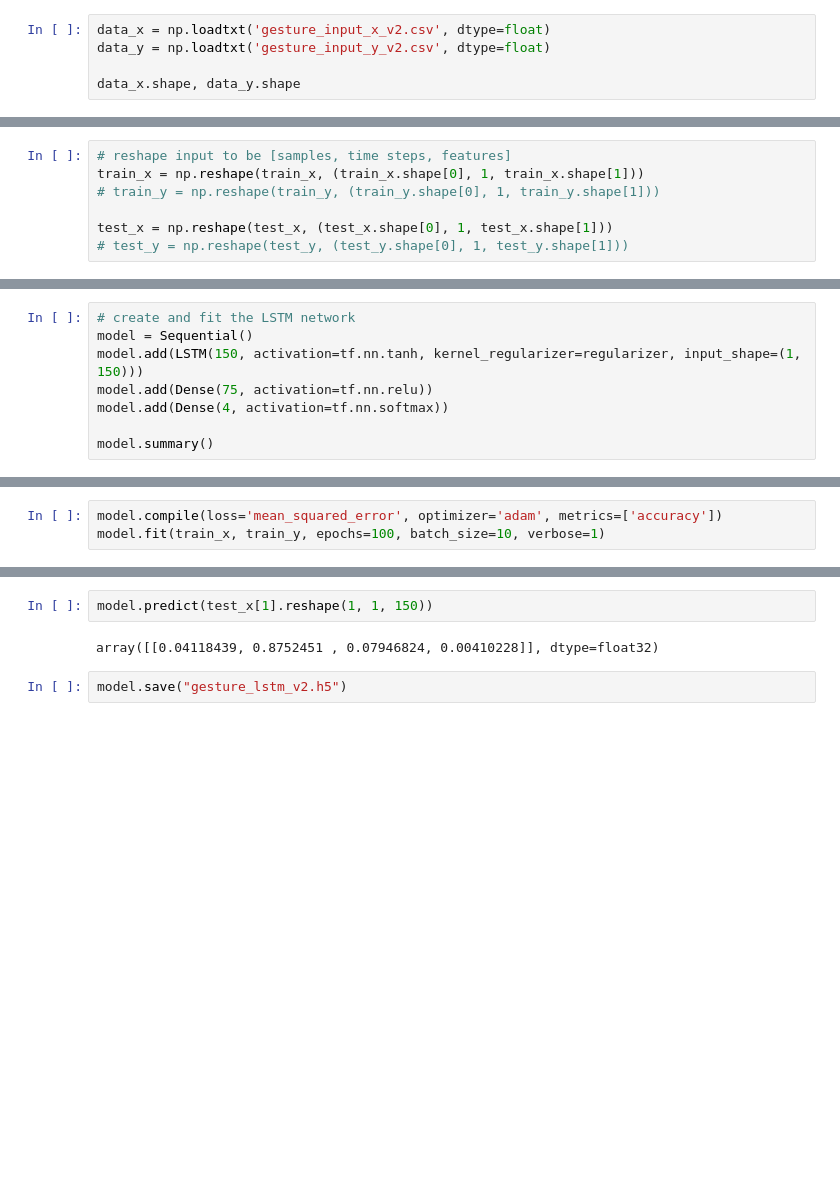
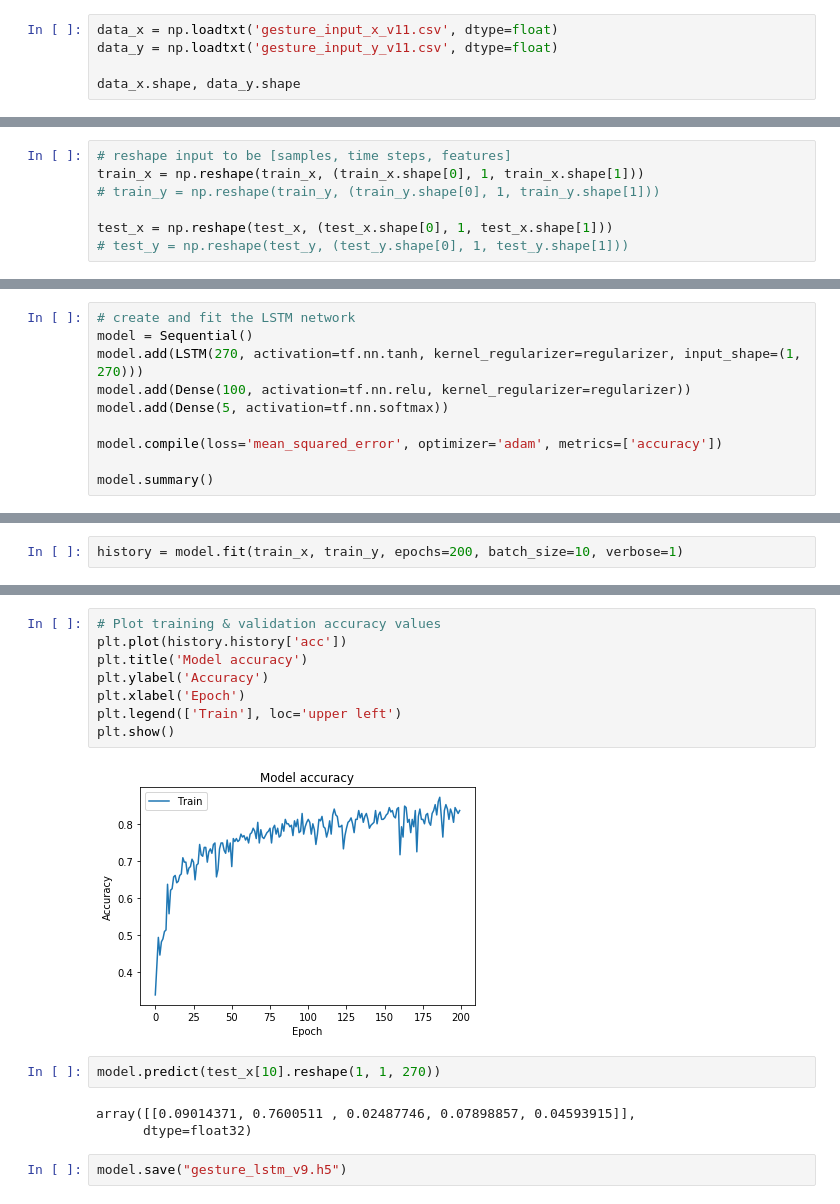
Before and after one commit to uom-cse-realitix/GesturesTrainingLeap, a Jupyter notebook: LSTM_v2.ipynb, the cells around one changed output, grey strips where cells are left out. Cells and saved outputs as stored; diff of their text form; blank space fills up the shorter version.

```diff
--- a/LSTM_v2.ipynb
+++ b/LSTM_v2.ipynb
@@ -15,6 +13,6 @@ from tensorflow.keras.layers import RNN
 # %%
-data_x = np.loadtxt('gesture_input_x_v2.csv', dtype=float)
-data_y = np.loadtxt('gesture_input_y_v2.csv', dtype=float)
+data_x = np.loadtxt('gesture_input_x_v11.csv', dtype=float)
+data_y = np.loadtxt('gesture_input_y_v11.csv', dtype=float)
 
 data_x.shape, data_y.shape
 # %% [output]
@@ -48,9 +52,11 @@ regularizer = tf.contrib.layers.l2_regularizer(scale=0.01)
 # %%
 # create and fit the LSTM network
 model = Sequential()
-model.add(LSTM(150, activation=tf.nn.tanh, kernel_regularizer=regularizer, input_shape=(1, 150)))
-model.add(Dense(75, activation=tf.nn.relu))
-model.add(Dense(4, activation=tf.nn.softmax))
+model.add(LSTM(270, activation=tf.nn.tanh, kernel_regularizer=regularizer, input_shape=(1, 270)))
+model.add(Dense(100, activation=tf.nn.relu, kernel_regularizer=regularizer))
+model.add(Dense(5, activation=tf.nn.softmax))
+
+model.compile(loss='mean_squared_error', optimizer='adam', metrics=['accuracy'])
 
 model.summary()
 # %% [output]
@@ -71,6 +74,5 @@ Trainable params: 192,229
 Non-trainable params: 0
 _________________________________________________________________
 # %%
-model.compile(loss='mean_squared_error', optimizer='adam', metrics=['accuracy'])
-model.fit(train_x, train_y, epochs=100, batch_size=10, verbose=1)
+history = model.fit(train_x, train_y, epochs=200, batch_size=10, verbose=1)
 # %% [output]
@@ -100,6 +101,17 @@ model.evaluate(test_x, test_y)
+# %%
+# Plot training & validation accuracy values
+plt.plot(history.history['acc'])
+plt.title('Model accuracy')
+plt.ylabel('Accuracy')
+plt.xlabel('Epoch')
+plt.legend(['Train'], loc='upper left')
+plt.show()
+# %% [output]
+[figure, added]
 # %%
-model.predict(test_x[1].reshape(1, 1, 150))
+model.predict(test_x[10].reshape(1, 1, 270))
 # %% [output]
-array([[0.04118439, 0.8752451 , 0.07946824, 0.00410228]], dtype=float32)
+array([[0.09014371, 0.7600511 , 0.02487746, 0.07898857, 0.04593915]],
+      dtype=float32)
 # %%
-model.save("gesture_lstm_v2.h5")
+model.save("gesture_lstm_v9.h5")
```
Also changed, not shown: parts of 8 cells of this notebook, 42 other files.
